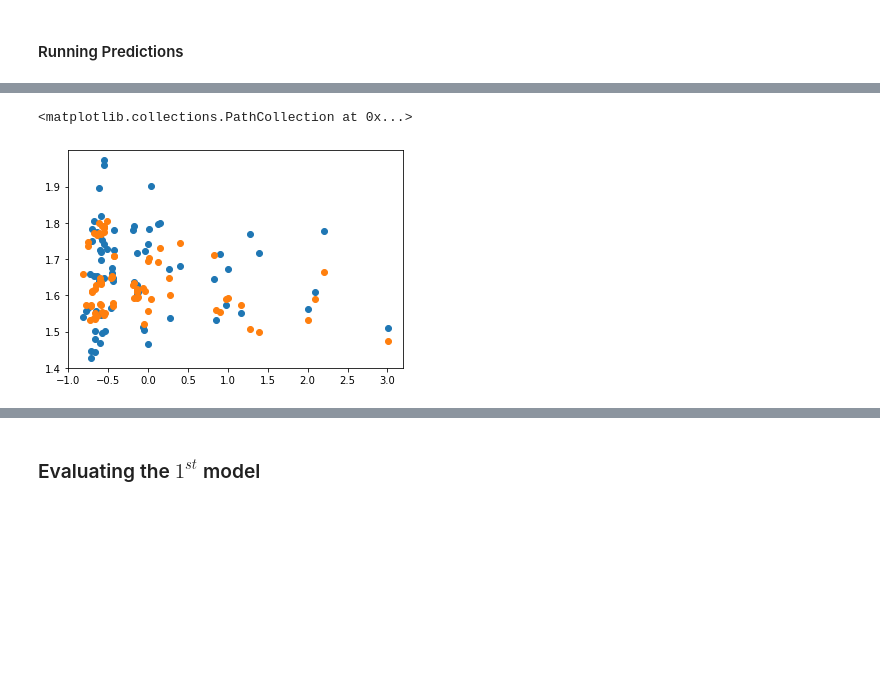
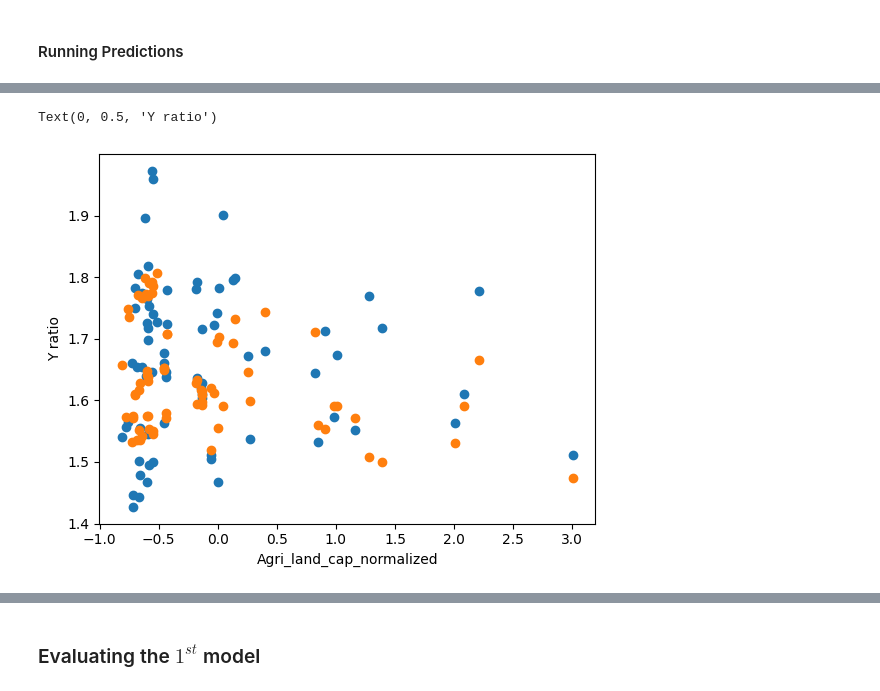
Before and after one commit to tanjoash/2D_data_driven_world, a Jupyter notebook: 2dwork/main.ipynb, the cells around one changed output, grey strips where cells are left out. Cells and saved outputs as stored; diff of their text form; code cells hidden in the pictures; blank space fills up the shorter version.

```diff
--- a/2dwork/main.ipynb
+++ b/2dwork/main.ipynb
@@ -770,9 +774,11 @@ plt.scatter(dfall_feature_test_1["GDP_normalized"],pred)
 # %%
 plt.scatter(dfall_feature_test_1["Agri_land_cap_normalized"],dfall_target_test_1)
 plt.scatter(dfall_feature_test_1["Agri_land_cap_normalized"],pred)
+plt.xlabel("Agri_land_cap_normalized")
+plt.ylabel("Y ratio")
 # %% [output]
-<matplotlib.collections.PathCollection at 0x...>
+Text(0, 0.5, 'Y ratio')
-[figure, old version]
+[figure, new version]
 # %%
 plt.scatter(dfall_feature_test_1["Basic_water_normalized"],dfall_target_test_1)
 plt.scatter(dfall_feature_test_1["Basic_water_normalized"],pred)
```
Also changed, not shown: parts of 40 cells of this notebook.
